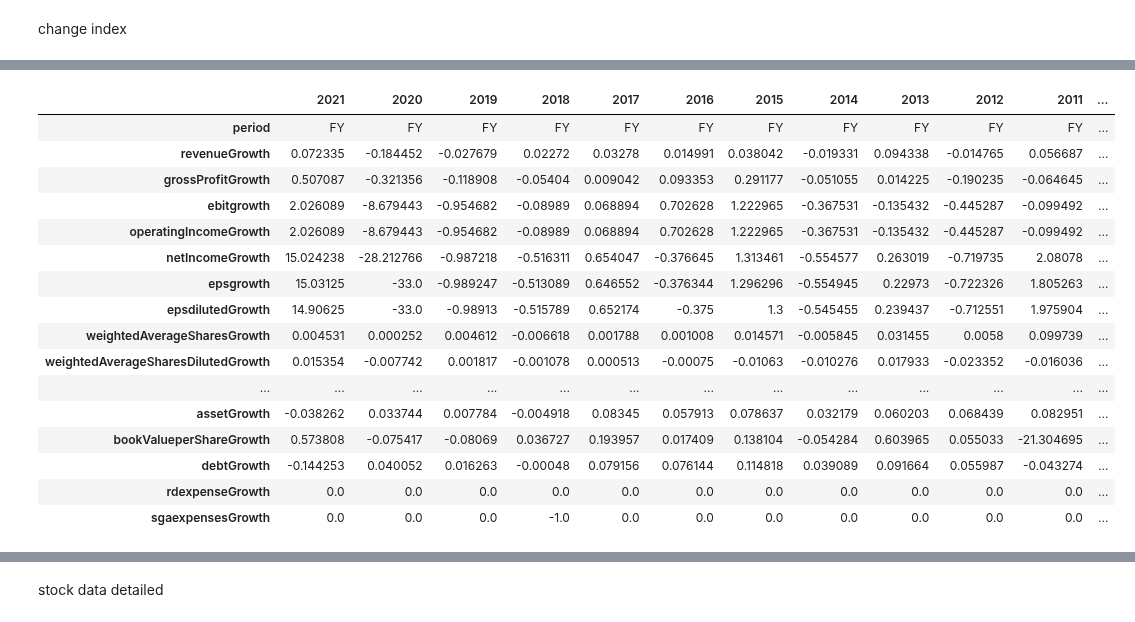
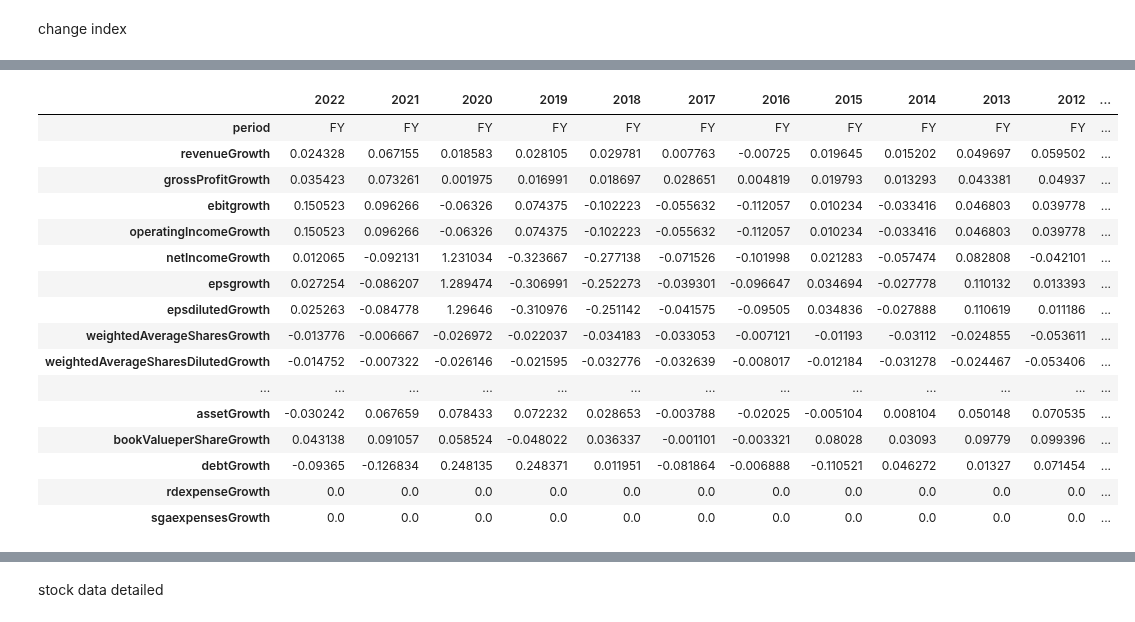
Before and after one commit to ChapnesAl/Tinkoff_Investment, a Jupyter notebook: lessons_and_tests/find_strs/fa_module.ipynb, the cells around one changed output, grey strips where cells are left out. Cells and saved outputs as stored; diff of their text form; code cells hidden in the pictures.

```diff
--- a/lessons_and_tests/find_strs/fa_module.ipynb
+++ b/lessons_and_tests/find_strs/fa_module.ipynb
@@ -71,23 +70,23 @@ df_st_gr = fa.financial_statement_growth(ticker, api_key, period='annual')
 # %%
-df_st_gr
+# df_st_gr
 # %% [output]
-|  | 2021 | 2020 | 2019 | 2018 | 2017 | 2016 | 2015 | 2014 | 2013 | 2012 | 2011 | ... |
+|  | 2022 | 2021 | 2020 | 2019 | 2018 | 2017 | 2016 | 2015 | 2014 | 2013 | 2012 | ... |
 | period | FY | FY | FY | FY | FY | FY | FY | FY | FY | FY | FY | ... |
-| revenueGrowth | 0.072335 | -0.184452 | -0.027679 | 0.02272 | 0.03278 | 0.014991 | 0.038042 | -0.019331 | 0.094338 | -0.014765 | 0.056687 | ... |
-| grossProfitGrowth | 0.507087 | -0.321356 | -0.118908 | -0.05404 | 0.009042 | 0.093353 | 0.291177 | -0.051055 | 0.014225 | -0.190235 | -0.064645 | ... |
-| ebitgrowth | 2.026089 | -8.679443 | -0.954682 | -0.08989 | 0.068894 | 0.702628 | 1.222965 | -0.367531 | -0.135432 | -0.445287 | -0.099492 | ... |
-| operatingIncomeGrowth | 2.026089 | -8.679443 | -0.954682 | -0.08989 | 0.068894 | 0.702628 | 1.222965 | -0.367531 | -0.135432 | -0.445287 | -0.099492 | ... |
-| netIncomeGrowth | 15.024238 | -28.212766 | -0.987218 | -0.516311 | 0.654047 | -0.376645 | 1.313461 | -0.554577 | 0.263019 | -0.719735 | 2.08078 | ... |
-| epsgrowth | 15.03125 | -33.0 | -0.989247 | -0.513089 | 0.646552 | -0.376344 | 1.296296 | -0.554945 | 0.22973 | -0.722326 | 1.805263 | ... |
-| epsdilutedGrowth | 14.90625 | -33.0 | -0.98913 | -0.515789 | 0.652174 | -0.375 | 1.3 | -0.545455 | 0.239437 | -0.712551 | 1.975904 | ... |
-| weightedAverageSharesGrowth | 0.004531 | 0.000252 | 0.004612 | -0.006618 | 0.001788 | 0.001008 | 0.014571 | -0.005845 | 0.031455 | 0.0058 | 0.099739 | ... |
-| weightedAverageSharesDilutedGrowth | 0.015354 | -0.007742 | 0.001817 | -0.001078 | 0.000513 | -0.00075 | -0.01063 | -0.010276 | 0.017933 | -0.023352 | -0.016036 | ... |
+| revenueGrowth | 0.024328 | 0.067155 | 0.018583 | 0.028105 | 0.029781 | 0.007763 | -0.00725 | 0.019645 | 0.015202 | 0.049697 | 0.059502 | ... |
+| grossProfitGrowth | 0.035423 | 0.073261 | 0.001975 | 0.016991 | 0.018697 | 0.028651 | 0.004819 | 0.019793 | 0.013293 | 0.043381 | 0.04937 | ... |
+| ebitgrowth | 0.150523 | 0.096266 | -0.06326 | 0.074375 | -0.102223 | -0.055632 | -0.112057 | 0.010234 | -0.033416 | 0.046803 | 0.039778 | ... |
+| operatingIncomeGrowth | 0.150523 | 0.096266 | -0.06326 | 0.074375 | -0.102223 | -0.055632 | -0.112057 | 0.010234 | -0.033416 | 0.046803 | 0.039778 | ... |
+| netIncomeGrowth | 0.012065 | -0.092131 | 1.231034 | -0.323667 | -0.277138 | -0.071526 | -0.101998 | 0.021283 | -0.057474 | 0.082808 | -0.042101 | ... |
+| epsgrowth | 0.027254 | -0.086207 | 1.289474 | -0.306991 | -0.252273 | -0.039301 | -0.096647 | 0.034694 | -0.027778 | 0.110132 | 0.013393 | ... |
+| epsdilutedGrowth | 0.025263 | -0.084778 | 1.29646 | -0.310976 | -0.251142 | -0.041575 | -0.09505 | 0.034836 | -0.027888 | 0.110619 | 0.011186 | ... |
+| weightedAverageSharesGrowth | -0.013776 | -0.006667 | -0.026972 | -0.022037 | -0.034183 | -0.033053 | -0.007121 | -0.01193 | -0.03112 | -0.024855 | -0.053611 | ... |
+| weightedAverageSharesDilutedGrowth | -0.014752 | -0.007322 | -0.026146 | -0.021595 | -0.032776 | -0.032639 | -0.008017 | -0.012184 | -0.031278 | -0.024467 | -0.053406 | ... |
 | ... | ... | ... | ... | ... | ... | ... | ... | ... | ... | ... | ... | ... |
-| assetGrowth | -0.038262 | 0.033744 | 0.007784 | -0.004918 | 0.08345 | 0.057913 | 0.078637 | 0.032179 | 0.060203 | 0.068439 | 0.082951 | ... |
-| bookValueperShareGrowth | 0.573808 | -0.075417 | -0.08069 | 0.036727 | 0.193957 | 0.017409 | 0.138104 | -0.054284 | 0.603965 | 0.055033 | -21.304695 | ... |
-| debtGrowth | -0.144253 | 0.040052 | 0.016263 | -0.00048 | 0.079156 | 0.076144 | 0.114818 | 0.039089 | 0.091664 | 0.055987 | -0.043274 | ... |
+| assetGrowth | -0.030242 | 0.067659 | 0.078433 | 0.072232 | 0.028653 | -0.003788 | -0.02025 | -0.005104 | 0.008104 | 0.050148 | 0.070535 | ... |
+| bookValueperShareGrowth | 0.043138 | 0.091057 | 0.058524 | -0.048022 | 0.036337 | -0.001101 | -0.003321 | 0.08028 | 0.03093 | 0.09779 | 0.099396 | ... |
+| debtGrowth | -0.09365 | -0.126834 | 0.248135 | 0.248371 | 0.011951 | -0.081864 | -0.006888 | -0.110521 | 0.046272 | 0.01327 | 0.071454 | ... |
 | rdexpenseGrowth | 0.0 | 0.0 | 0.0 | 0.0 | 0.0 | 0.0 | 0.0 | 0.0 | 0.0 | 0.0 | 0.0 | ... |
-| sgaexpensesGrowth | 0.0 | 0.0 | 0.0 | -1.0 | 0.0 | 0.0 | 0.0 | 0.0 | 0.0 | 0.0 | 0.0 | ... |
+| sgaexpensesGrowth | 0.0 | 0.0 | 0.0 | 0.0 | 0.0 | 0.0 | 0.0 | 0.0 | 0.0 | 0.0 | 0.0 | ... |
 # %%
 key_metrics = fa.key_metrics(ticker, api_key, period='annual')
 df_key_metr = key_metrics.T
```
Also changed, not shown: parts of 14 cells of this notebook, 4 other files.
